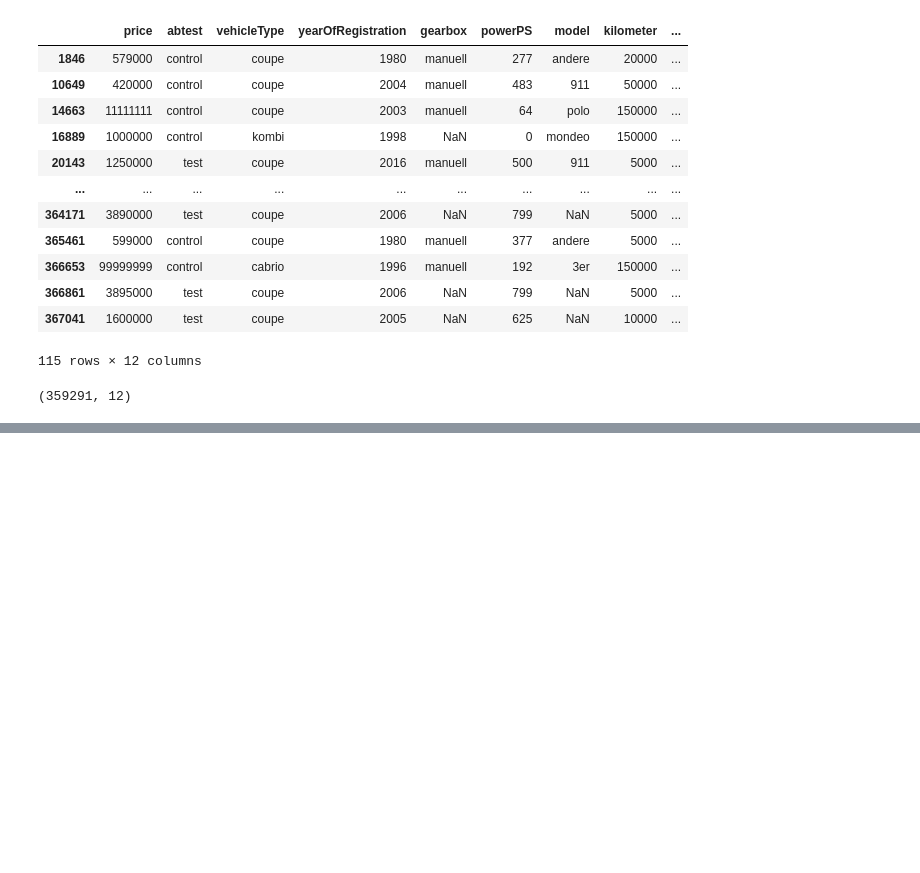
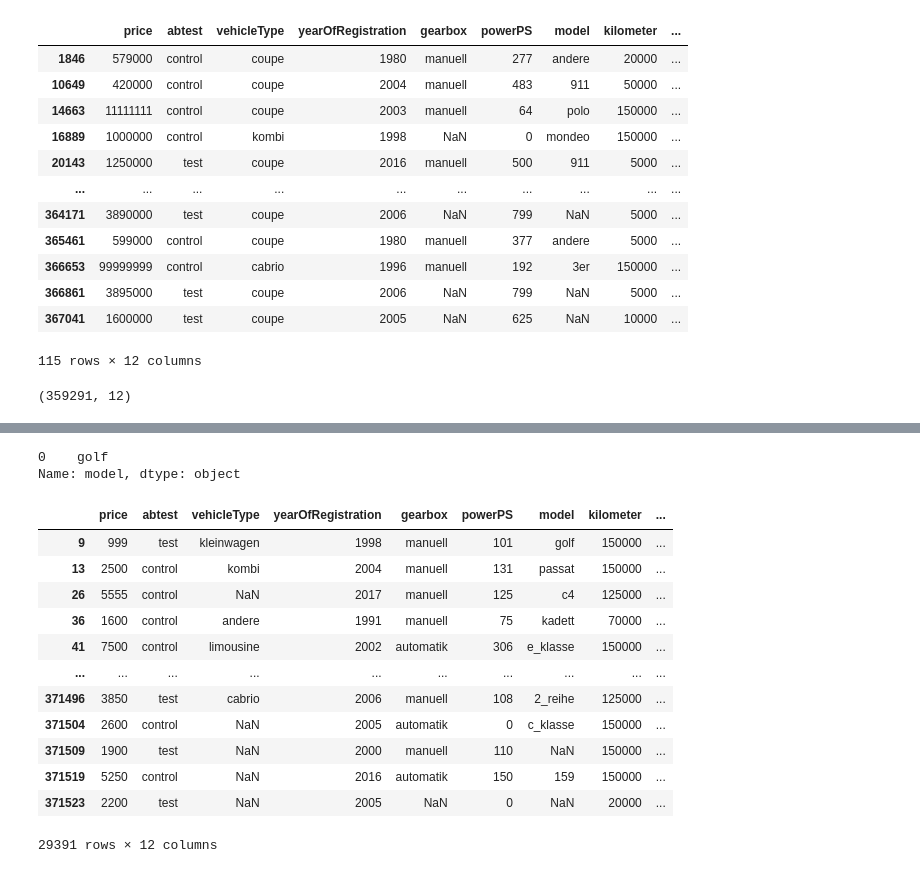
Before and after one commit to mmdes/ai-experiments, a Jupyter notebook: notebooks/7_regression_dataset_analysis.ipynb, the cells around one changed output, grey strips where cells are left out. Drawn from its saved outputs; the diff is of its cells as text; code cells hidden in the pictures; blank space fills up the shorter version.

```diff
--- a/notebooks/7_regression_dataset_analysis.ipynb
+++ b/notebooks/7_regression_dataset_analysis.ipynb
@@ -150,0 +235,21 @@ dataset.shape
+# %%
+dataset['model'].mode()
+# %% [output]
+0    golf
+Name: model, dtype: object
+# %%
+dataset.loc[pd.isnull(dataset['fuelType'])]
+# %% [output]
+|  | price | abtest | vehicleType | yearOfRegistration | gearbox | powerPS | model | kilometer | ... |
+| 9 | 999 | test | kleinwagen | 1998 | manuell | 101 | golf | 150000 | ... |
+| 13 | 2500 | control | kombi | 2004 | manuell | 131 | passat | 150000 | ... |
+| 26 | 5555 | control | NaN | 2017 | manuell | 125 | c4 | 125000 | ... |
+| 36 | 1600 | control | andere | 1991 | manuell | 75 | kadett | 70000 | ... |
+| 41 | 7500 | control | limousine | 2002 | automatik | 306 | e_klasse | 150000 | ... |
+| ... | ... | ... | ... | ... | ... | ... | ... | ... | ... |
+| 371496 | 3850 | test | cabrio | 2006 | manuell | 108 | 2_reihe | 125000 | ... |
+| 371504 | 2600 | control | NaN | 2005 | automatik | 0 | c_klasse | 150000 | ... |
+| 371509 | 1900 | test | NaN | 2000 | manuell | 110 | NaN | 150000 | ... |
+| 371519 | 5250 | control | NaN | 2016 | automatik | 150 | 159 | 150000 | ... |
+| 371523 | 2200 | test | NaN | 2005 | NaN | 0 | NaN | 20000 | ... |
+29391 rows × 12 columns
```
Also changed, not shown: parts of 18 cells of this notebook.
